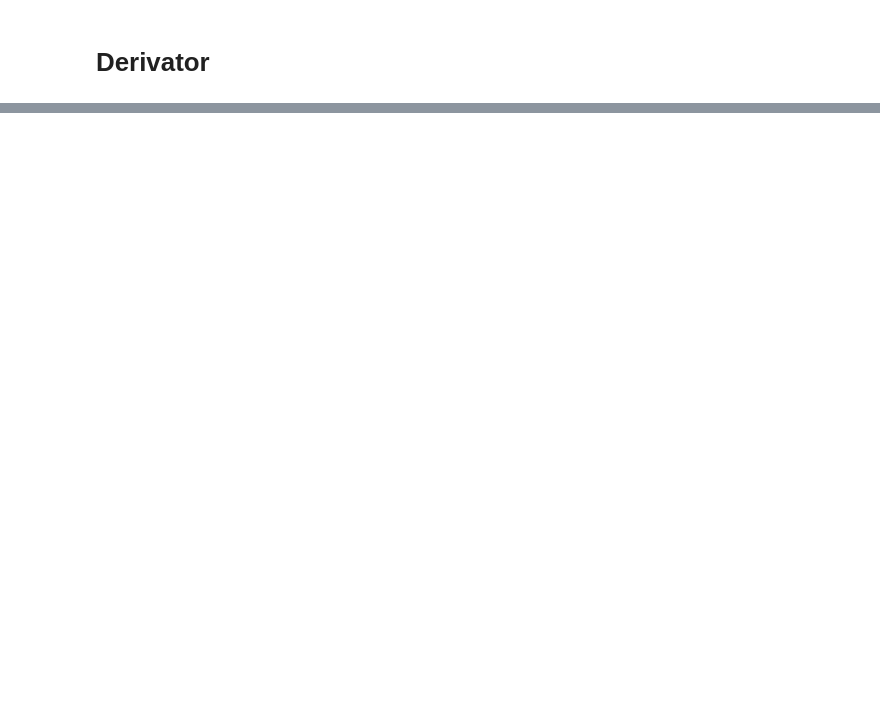
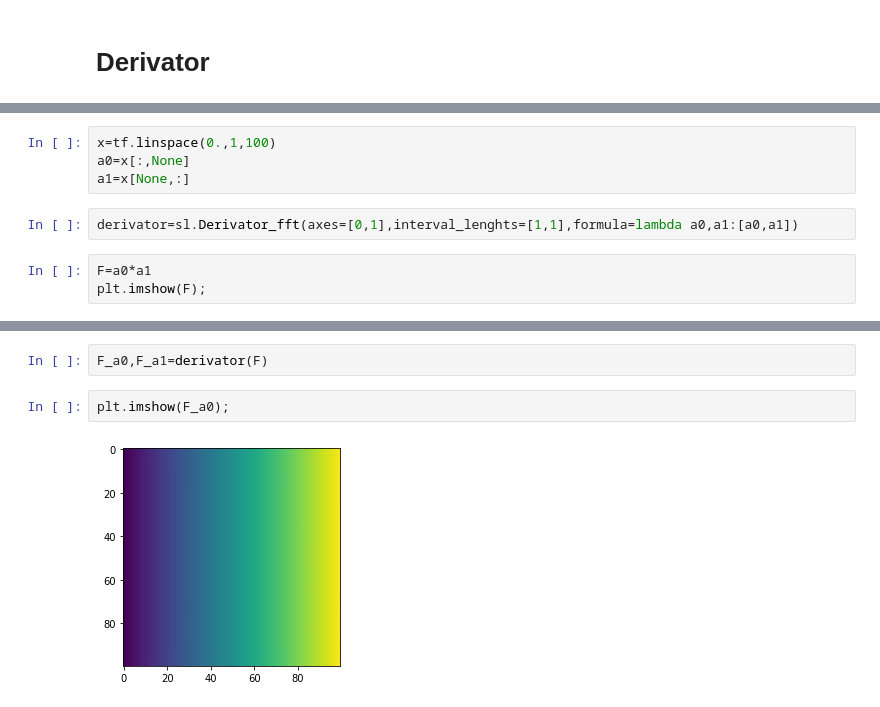
Before and after one commit to vincentvigon/small_libs, a Jupyter notebook: derivator_fft/vitrine_derivator_fft.ipynb, the cells around one changed output, grey strips where cells are left out. Saved outputs shown, nothing was run; the diff lists cells and outputs as text; blank space fills up the shorter version.

```diff
--- a/derivator_fft/vitrine_derivator_fft.ipynb
+++ b/derivator_fft/vitrine_derivator_fft.ipynb
@@ -29,0 +44,9 @@ ModuleNotFoundError: ignored
+# %%
+x=tf.linspace(0.,1,100)
+a0=x[:,None]
+a1=x[None,:]
+# %%
+derivator=sl.Derivator_fft(axes=[0,1],interval_lenghts=[1,1],formula=lambda a0,a1:[a0,a1])
+# %%
+F=a0*a1
+plt.imshow(F);
@@ -29,0 +55,6 @@ ModuleNotFoundError: ignored
+# %%
+F_a0,F_a1=derivator(F)
+# %%
+plt.imshow(F_a0);
+# %% [output]
+[figure, added]
```
Also changed, not shown: parts of 17 cells of this notebook, 4 other files.
